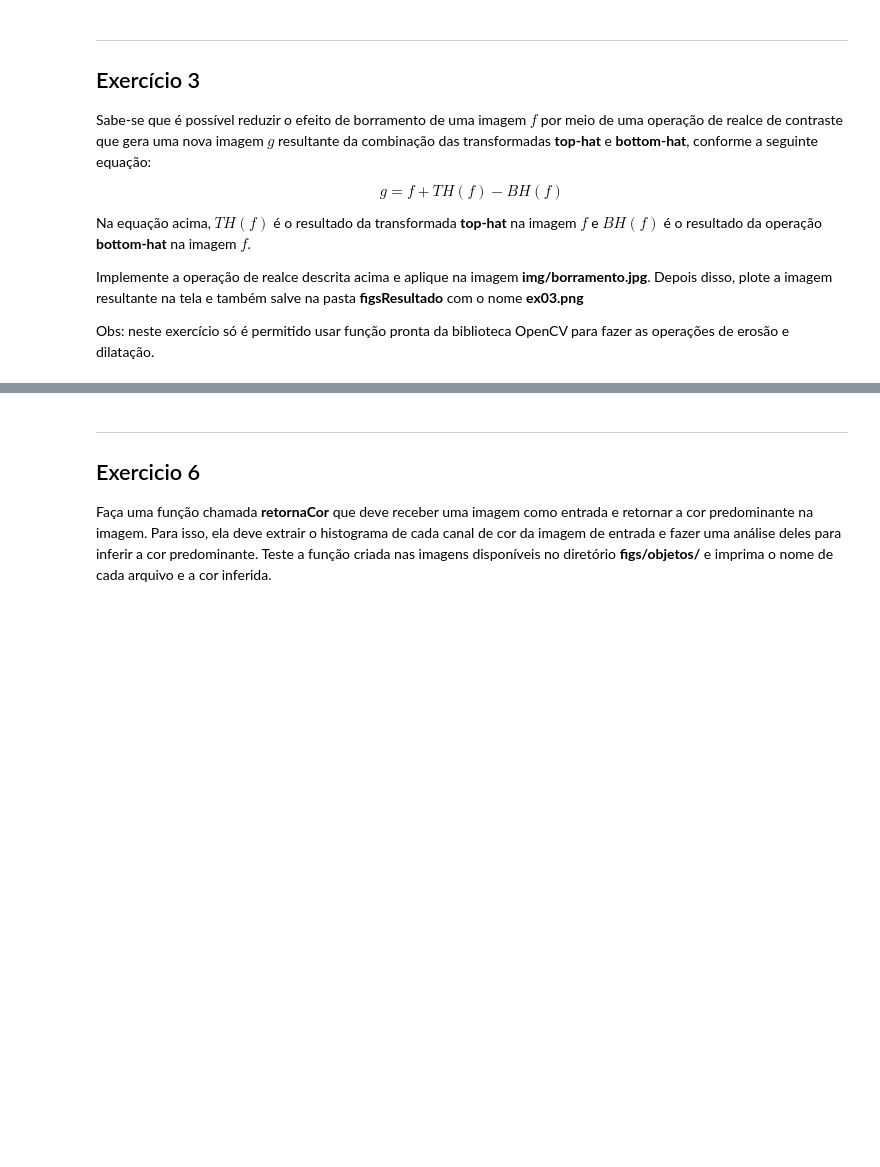
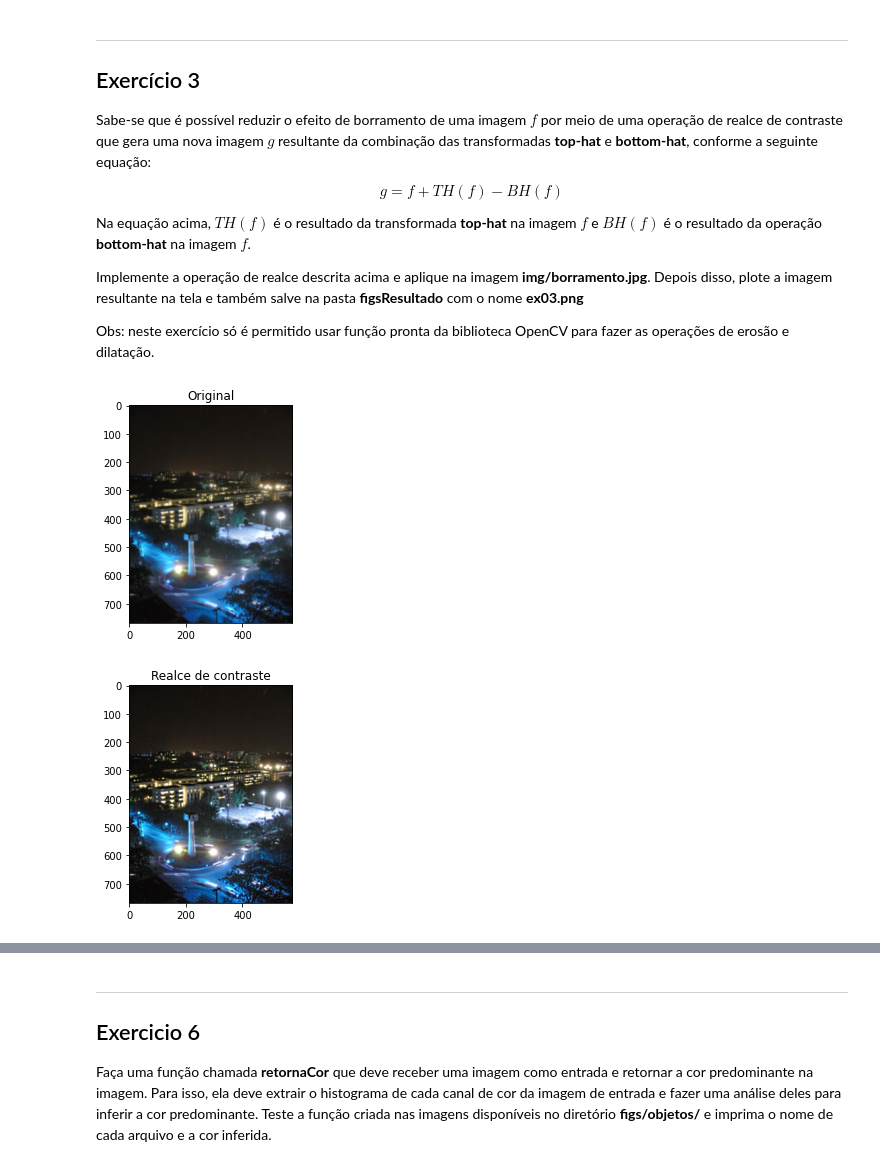
Before and after one commit to PixDale/imageprocessingclass, a Jupyter notebook: AC2_exerciciosPraticos.ipynb, the cells around one changed output, grey strips where cells are left out. Cells and saved outputs as stored; diff of their text form; code cells hidden in the pictures; blank space fills up the shorter version.

```diff
--- a/AC2_exerciciosPraticos.ipynb
+++ b/AC2_exerciciosPraticos.ipynb
@@ -241,3 +239,42 @@ Obs: neste exercício só é permitido usar função pronta da biblioteca OpenCV
+# %%
+##### Resolva o exercício aqui
+
+img = cv2.imread('figs/borramento.jpg', cv2.IMREAD_COLOR)
+
+
+kernel = np.ones((5, 5), dtype=np.uint8)
+
+# realiza erosão e dilatação da imagem
+erosao = cv2.erode(img, kernel, iterations=1)
+dilatacao = cv2.dilate(img, kernel, iterations=1)
+
+# realiza abertura e fechamento da imagem, a partir dos resultados do passo anterior
+abertura = cv2.dilate(erosao, kernel, iterations=1)
+fechamento = cv2.erode(dilatacao, kernel, iterations=1)
+
+# realiza o top hat e bottom hat da imagem, a partir dos resultados do passo anterior
+tophat = cv2.subtract(img, abertura)
+bottomhat = cv2.subtract(fechamento, img)
+
+# soma o top hat e subtrai o bottom hat da imagem original para gerar o realce de contraste
+resultado = cv2.add(img, tophat)
+resultado = cv2.subtract(resultado, bottomhat)
+
+
+
+# salva a imagem na pasta figsResultado
+cv2.imwrite('./figsResultado/ex03.png', resultado)
+
+plt.imshow(img)
+plt.title('Original')
+plt.show()
+
+plt.imshow(resultado)
+plt.title('Realce de contraste')
+plt.show()
+# %% [output]
+[figure, added]
+[figure, added]
 # %% [markdown]
 ----
 ## Exercicio 4
```
Also changed, not shown: parts of 1 cell of this notebook, 1 other file.
